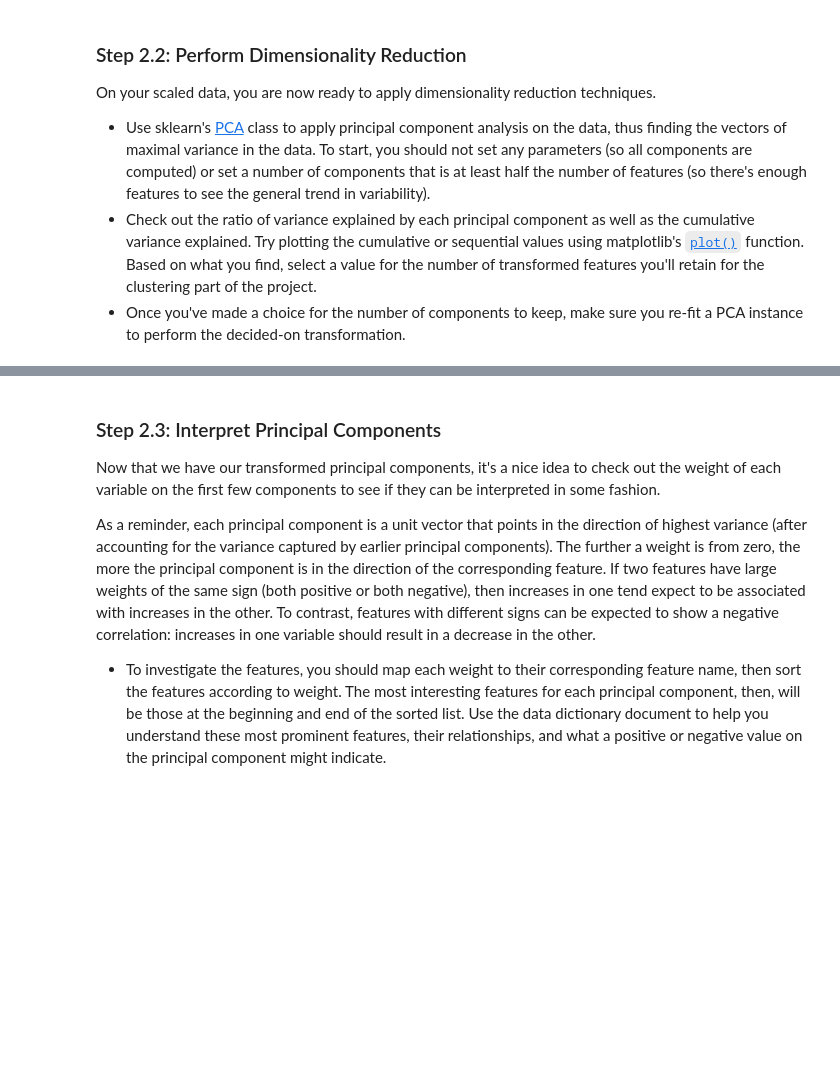
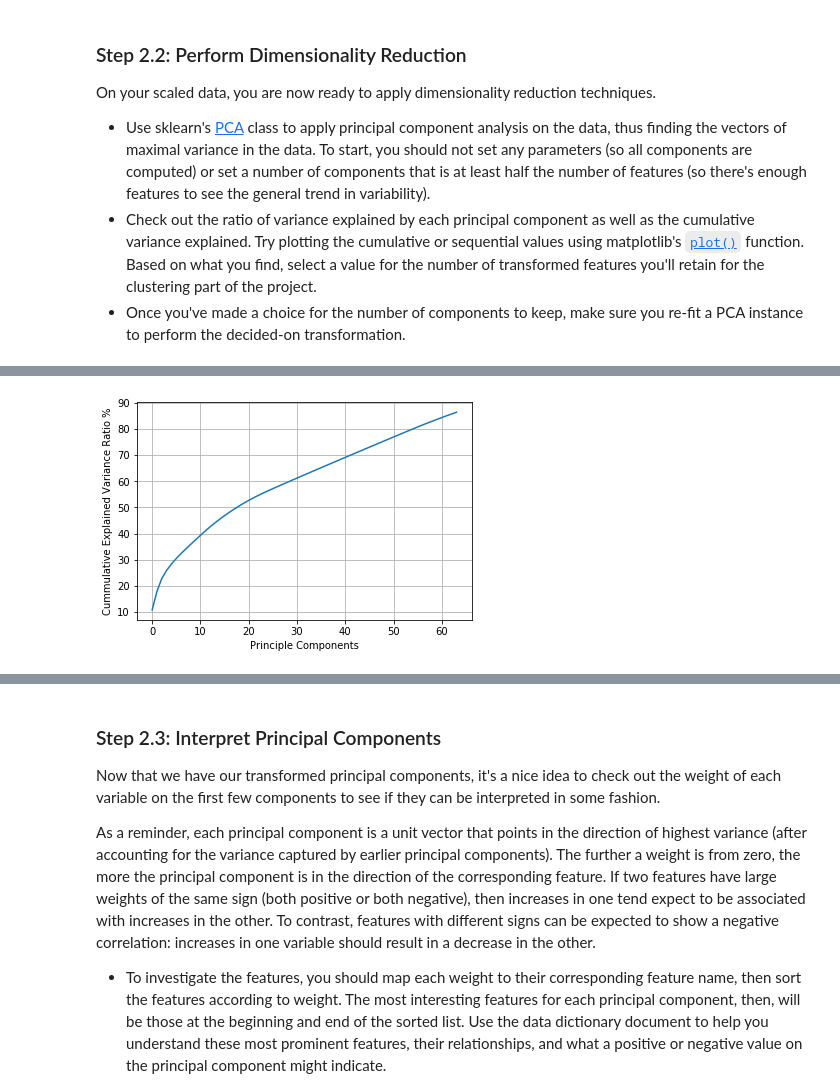
Before and after one commit to ahmedag91/Customer-Segmentation-Using-ML, a Jupyter notebook: Identify_Customer_Segments.ipynb, the cells around one changed output, grey strips where cells are left out. Cells and saved outputs as stored; diff of their text form; code cells hidden in the pictures; blank space fills up the shorter version.

```diff
--- a/Identify_Customer_Segments.ipynb
+++ b/Identify_Customer_Segments.ipynb
@@ -819,2 +935,10 @@ On your scaled data, you are now ready to apply dimensionality reduction techniq
+# %%
+_, ax = plt.subplots()
+plt.plot(pca.explained_variance_ratio_.cumsum()*100)
+ax.set_xlabel("Principle Components")
+ax.set_ylabel("Cummulative Explained Variance Ratio %")
+ax.grid()
+# %% [output]
+[figure, added]
 # %%
 # Re-apply PCA to the data while selecting for number of components to retain.
```
Also changed, not shown: parts of 29 cells of this notebook.
